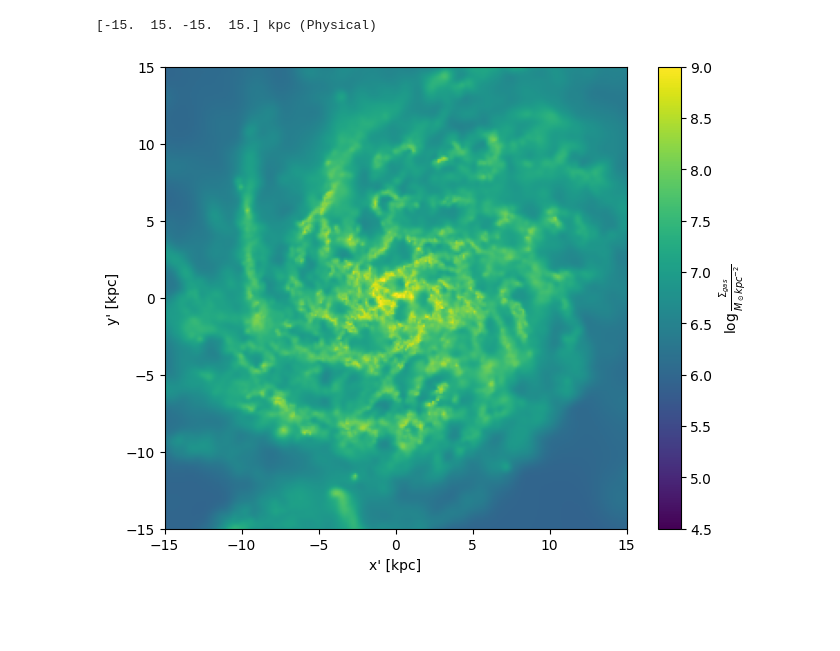
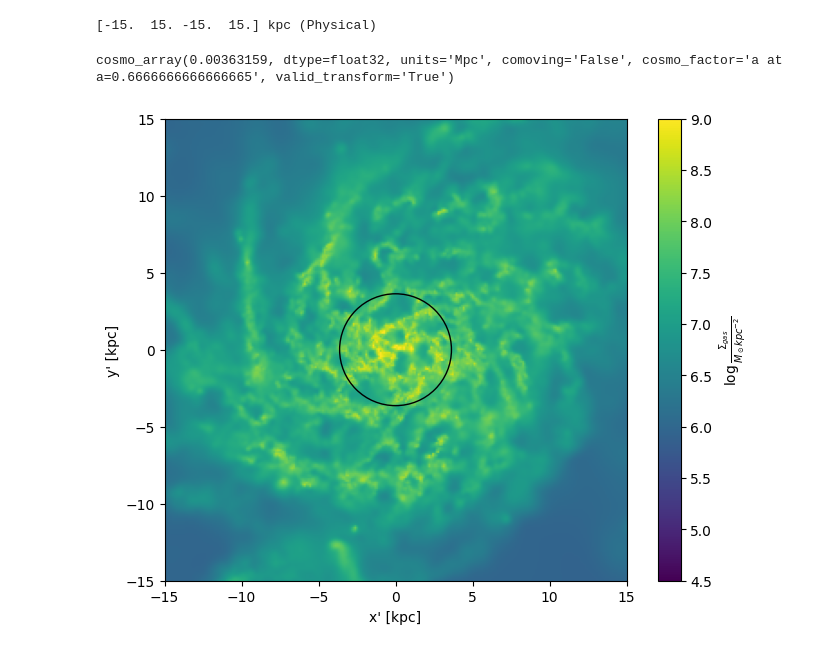
Before and after one commit to jgmcgregor/colibre_dispersions, a Jupyter notebook: image_testing.ipynb, the cells around one changed output. Saved outputs shown, nothing was run; the diff lists cells and outputs as text; code cells hidden in the pictures; blank space fills up the shorter version.

Commit message:
plots now include a circle reprsenting R50

```diff
--- a/image_testing.ipynb
+++ b/image_testing.ipynb
@@ -286,21 +287,31 @@ star_map = project_pixel_grid(
         periodic=False,
         region=disc_region,
 )
+# %%
+R50 = sg05.halo_catalogue.exclusive_sphere_30kpc.half_mass_radius_stars.squeeze()
+R50.convert_to_physical()
+# %%
+R50
+# %% [output]
+cosmo_array(0.00363159, dtype=float32, units='Mpc', comoving='False', cosmo_factor='a at a=0.6666666666666665', valid_transform='True')
+# %%
+circle = plt.Circle((0,0), R50/unyt.kpc, color='k',fill=False)
 # %%
 gmin = 4.5
 gmax = 9
 
 fig,ax = plt.subplots(1,1,figsize=(8,6))
 mp = ax.imshow(
     np.log10(gas_map.to_value(unyt.solMass / unyt.kpc**2).T),
     cmap="viridis",
     extent=disc_region,
     origin="lower",
     vmin=gmin,
     vmax=gmax,
 )
+ax.add_patch(circle)
 ax.set_xlabel(f"x' [{disc_radius.units}]")
 ax.set_ylabel(f"y' [{disc_radius.units}]")
 cb = fig.colorbar(mp, ax=ax,label=r'$\log \frac{\Sigma_{gas}}{M_\odot kpc^{-2}}$')
 # %% [output]
-[figure, old version]
+[figure, new version]
```
Also changed, not shown: parts of 1 cell of this notebook, 2 other files.
